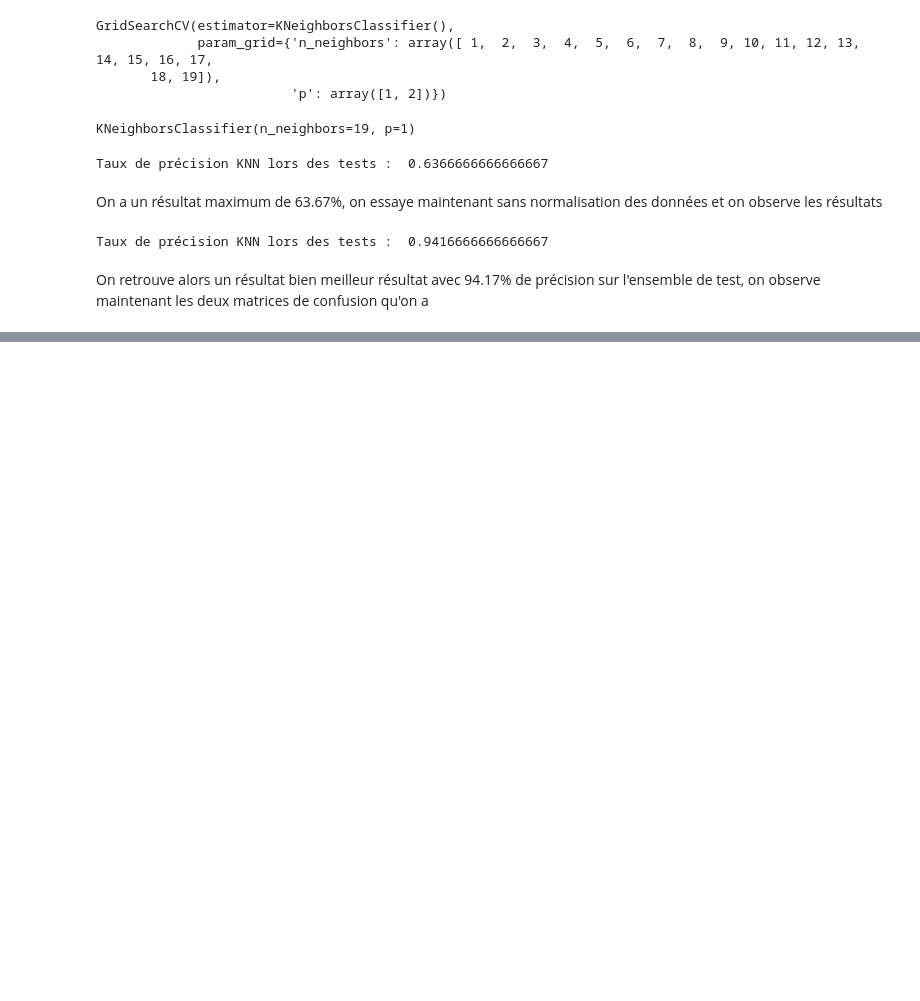
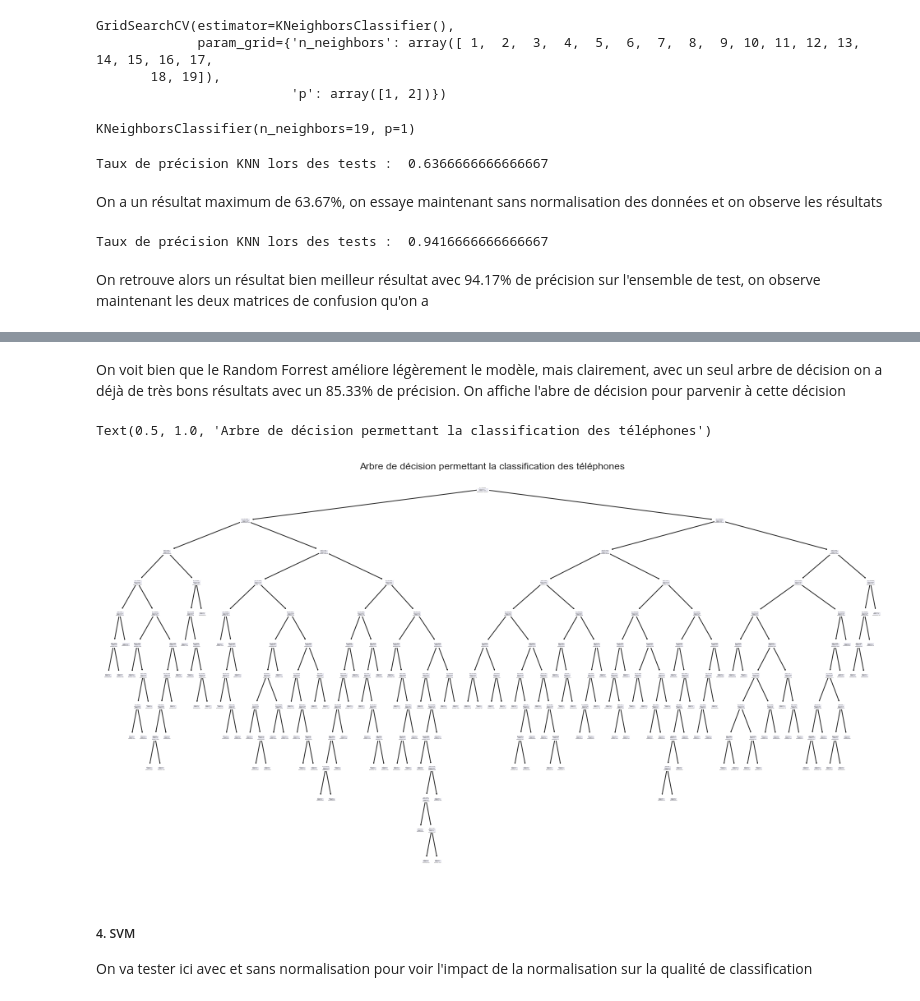
Before and after one commit to MohamedNennouche/mobile-price-classification, a Jupyter notebook: notebook-price.ipynb, the cells around one changed output, grey strips where cells are left out. Drawn from its saved outputs; the diff is of its cells as text; code cells hidden in the pictures; blank space fills up the shorter version.

```diff
--- a/notebook-price.ipynb
+++ b/notebook-price.ipynb
@@ -262,0 +298,12 @@ plt.show()
+# %% [markdown]
+On voit bien que le Random Forrest améliore légèrement le modèle, mais clairement, avec un seul arbre de décision on a déjà de très bons résultats avec un 85.33% de précision. On affiche l'abre de décision pour parvenir à cette décision
+# %%
+plt.figure(figsize=(17,9))
+_= tree.plot_tree(dTree)
+plt.title("Arbre de décision permettant la classification des téléphones")
+# %% [output]
+Text(0.5, 1.0, 'Arbre de décision permettant la classification des téléphones')
+[figure, added]
+# %% [markdown]
+##### 4. SVM
+On va tester ici avec et sans normalisation pour voir l'impact de la normalisation sur la qualité de classification
```
Also changed, not shown: parts of 15 cells of this notebook, 1 other file.
